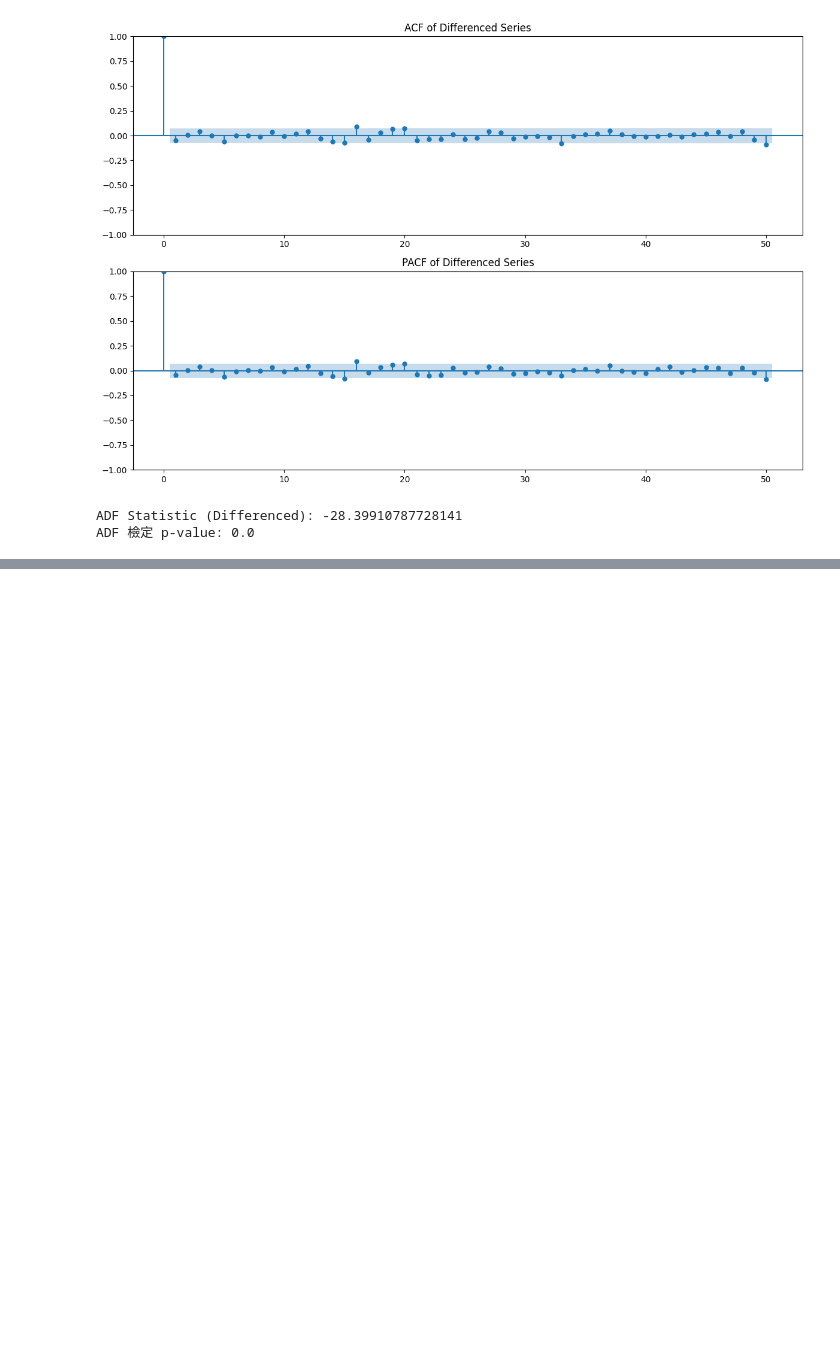
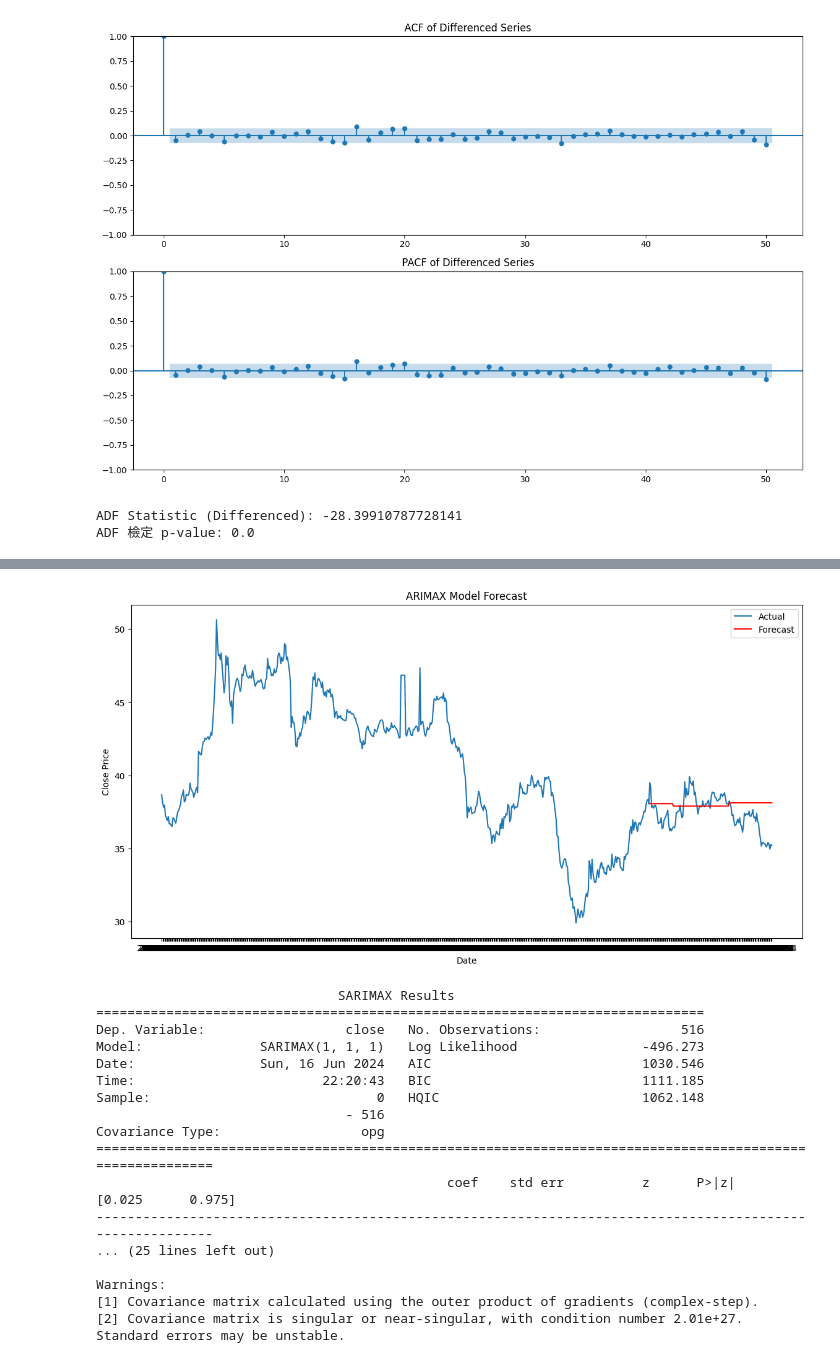
Before and after one commit to lala9456/0605ineterview, a Jupyter notebook: time_series.ipynb, the cells around one changed output, grey strips where cells are left out. Drawn from its saved outputs; the diff is of its cells as text; code cells hidden in the pictures; blank space fills up the shorter version.

```diff
--- a/time_series.ipynb
+++ b/time_series.ipynb
@@ -50,0 +96,67 @@ ADF 檢定 p-value: 0.0
+# %%
+# 刪除有任何欄位遺失值的行
+df_cleaned = df.dropna()
+y = df_cleaned['close']
+# %%
+from statsmodels.tsa.statespace.sarimax import SARIMAX
+import statsmodels.api as sm
+# 選擇相關性高的變數
+selected_features = ['growthNetReceivables', 'receivablesGrowth', 'fiveYNetIncomeGrowthPerShare', 'growthOtherExpenses',
+                     'fiveYRevenueGrowthPerShare', 'threeYShareholdersEquityGrowthPerShare', 'growthDividendsPaid',
+                     'growthTotalStockholdersEquity', 'tenYRevenueGrowthPerShare', 'inventoryTurnover',
+                     'growthOthertotalStockholdersEquity', 'tenYShareholdersEquityGrowthPerShare',
+                     'growthSalesMaturitiesOfInvestments', 'growthNetCashUsedForInvestingActivites', 'bookValueperShareGrowth']
+
+# 設定解釋變數
+X = df_cleaned[selected_features]
+
+# 分割訓練和測試數據集
+train_size = int(len(y) * 0.8)
+y_train, y_test = y[:train_size], y[train_size:]
+X_train, X_test = X[:train_size], X[train_size:]
+
+# 加入常數項
+X_train = sm.add_constant(X_train)
+X_test = sm.add_constant(X_test)
+
+# 訓練 ARIMAX 模型
+p = 1  # 從 ACF 和 PACF 圖選擇的值
+d = 1  # 一階差分
+q = 1  # 從 ACF 和 PACF 圖選擇的值
+model = SARIMAX(y_train, exog=X_train, order=(p, d, q))
+results = model.fit()
+
+# 預測
+forecast = results.predict(start=train_size, end=len(y)-1, exog=X_test)
+
+# 視覺化預測結果
+plt.figure(figsize=(14, 7))
+plt.plot(df_cleaned['date'], y, label='Actual')
+plt.plot(df_cleaned['date'][train_size:], forecast, label='Forecast', color='red')
+plt.legend()
+plt.xlabel('Date')
+plt.ylabel('Close Price')
+plt.title('ARIMAX Model Forecast')
+plt.show()
+
+# 顯示模型結果摘要
+print(results.summary())
+# %% [output]
+[figure, added]
+                               SARIMAX Results
+==============================================================================
+Dep. Variable:                  close   No. Observations:                  516
+Model:               SARIMAX(1, 1, 1)   Log Likelihood                -496.273
+Date:                Sun, 16 Jun 2024   AIC                           1030.546
+Time:                        22:20:43   BIC                           1111.185
+Sample:                             0   HQIC                          1062.148
+                                - 516
+Covariance Type:                  opg
+==========================================================================================================
+                                             coef    std err          z      P>|z|      [0.025      0.975]
+----------------------------------------------------------------------------------------------------------
+... (25 lines left out)
+
+Warnings:
+[1] Covariance matrix calculated using the outer product of gradients (complex-step).
+[2] Covariance matrix is singular or near-singular, with condition number 2.01e+27. Standard errors may be unstable.
```
Also changed, not shown: parts of 4 cells of this notebook, 1 other file.
